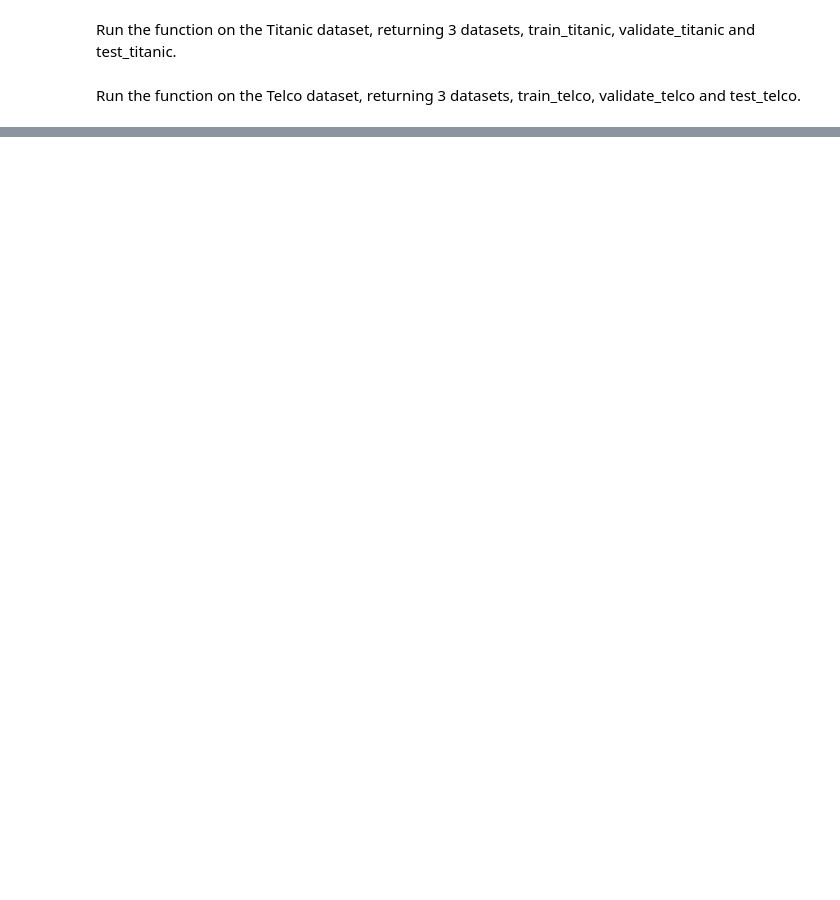
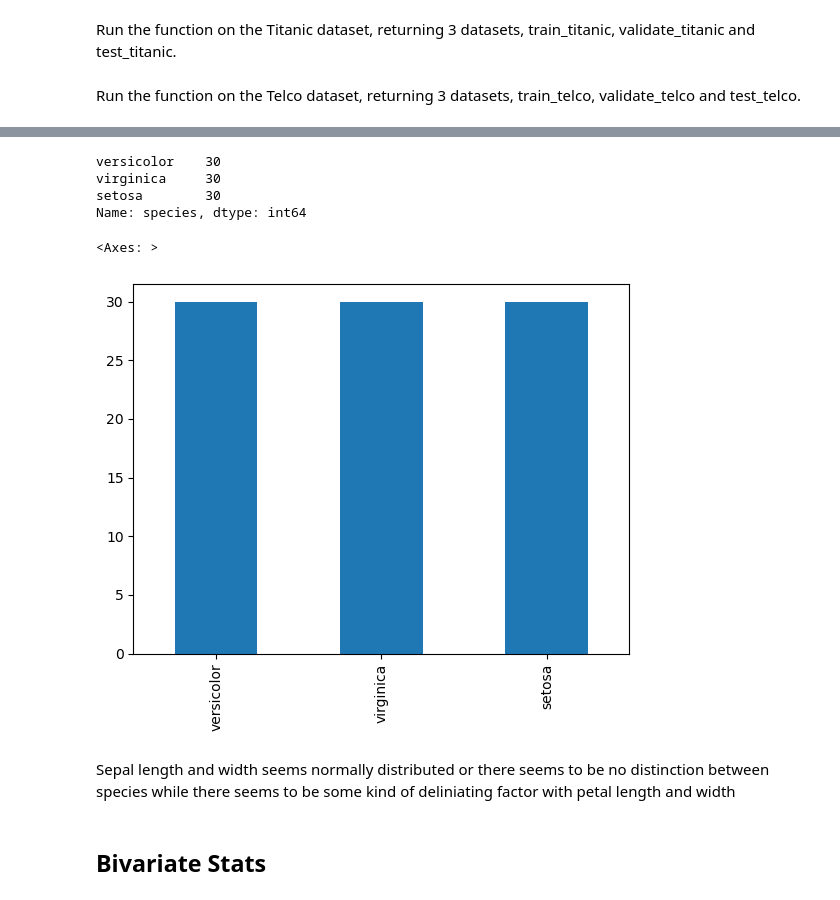
Before and after one commit to Alfred-W-S-Pirovits-Jr/classification-exercises, a Jupyter notebook: classification_exercises.ipynb, the cells around one changed output, grey strips where cells are left out. Saved outputs shown, nothing was run; the diff lists cells and outputs as text; code cells hidden in the pictures; blank space fills up the shorter version.

```diff
--- a/classification_exercises.ipynb
+++ b/classification_exercises.ipynb
@@ -841,0 +990,12 @@ Run the function on the Telco dataset, returning 3 datasets, train_telco, valida
+# %%
+iris_train.species.value_counts()
+# %% [output]
+versicolor    30
+virginica     30
+setosa        30
+Name: species, dtype: int64
+# %%
+iris_train.species.value_counts().plot.bar()
+# %% [output]
+<Axes: >
+[figure, added]
@@ -841,0 +1004,4 @@ Run the function on the Telco dataset, returning 3 datasets, train_telco, valida
+# %% [markdown]
+Sepal length and width seems normally distributed or there seems to be no distinction between species while there seems to be some kind of deliniating factor with petal length and width
+# %% [markdown]
+## Bivariate Stats
```
Also changed, not shown: parts of 83 cells of this notebook.
